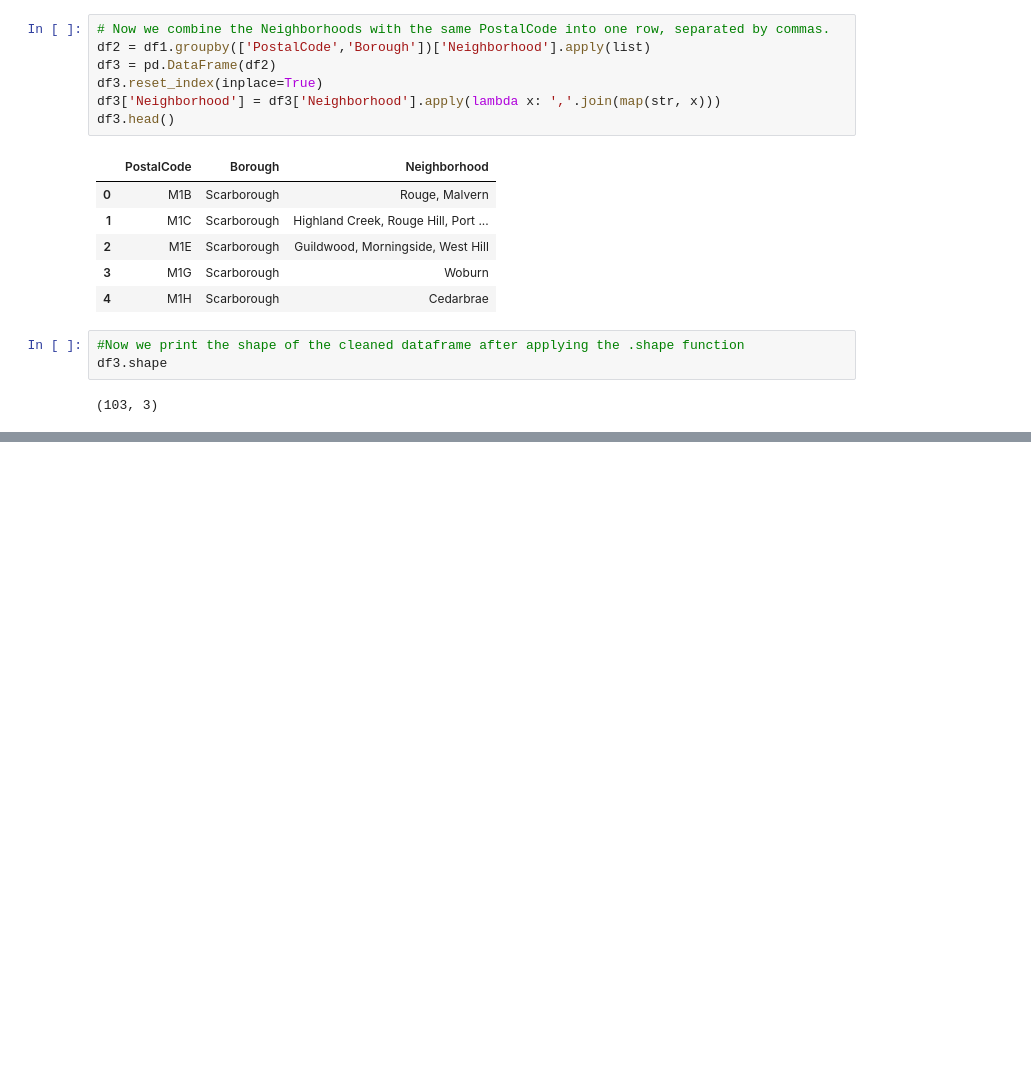
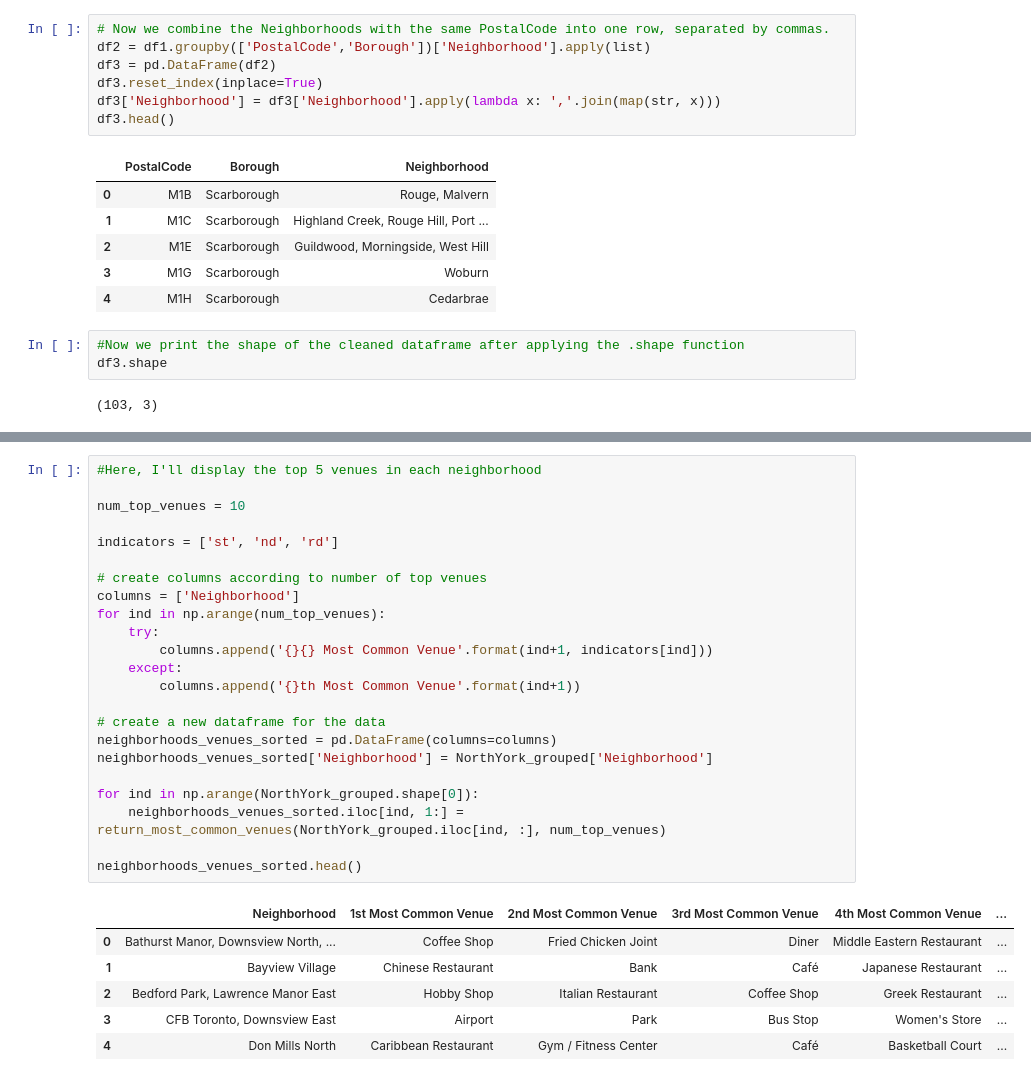
Before and after one commit to yshen2556/applied-data-science-capstone, a Jupyter notebook: capstone-project.ipynb, the cells around one changed output, grey strips where cells are left out. Saved outputs shown, nothing was run; the diff lists cells and outputs as text; blank space fills up the shorter version.

```diff
--- a/capstone-project.ipynb
+++ b/capstone-project.ipynb
@@ -98,0 +281,30 @@ df3.shape
+# %%
+#Here, I'll display the top 5 venues in each neighborhood
+
+num_top_venues = 10
+
+indicators = ['st', 'nd', 'rd']
+
+# create columns according to number of top venues
+columns = ['Neighborhood']
+for ind in np.arange(num_top_venues):
+    try:
+        columns.append('{}{} Most Common Venue'.format(ind+1, indicators[ind]))
+    except:
+        columns.append('{}th Most Common Venue'.format(ind+1))
+
+# create a new dataframe for the data
+neighborhoods_venues_sorted = pd.DataFrame(columns=columns)
+neighborhoods_venues_sorted['Neighborhood'] = NorthYork_grouped['Neighborhood']
+
+for ind in np.arange(NorthYork_grouped.shape[0]):
+    neighborhoods_venues_sorted.iloc[ind, 1:] = return_most_common_venues(NorthYork_grouped.iloc[ind, :], num_top_venues)
+
+neighborhoods_venues_sorted.head()
+# %% [output]
+|  | Neighborhood | 1st Most Common Venue | 2nd Most Common Venue | 3rd Most Common Venue | 4th Most Common Venue | ... |
+| 0 | Bathurst Manor, Downsview North, ... | Coffee Shop | Fried Chicken Joint | Diner | Middle Eastern Restaurant | ... |
+| 1 | Bayview Village | Chinese Restaurant | Bank | Café | Japanese Restaurant | ... |
+| 2 | Bedford Park, Lawrence Manor East | Hobby Shop | Italian Restaurant | Coffee Shop | Greek Restaurant | ... |
+| 3 | CFB Toronto, Downsview East | Airport | Park | Bus Stop | Women's Store | ... |
+| 4 | Don Mills North | Caribbean Restaurant | Gym / Fitness Center | Café | Basketball Court | ... |
```
Also changed, not shown: parts of 16 cells of this notebook.
